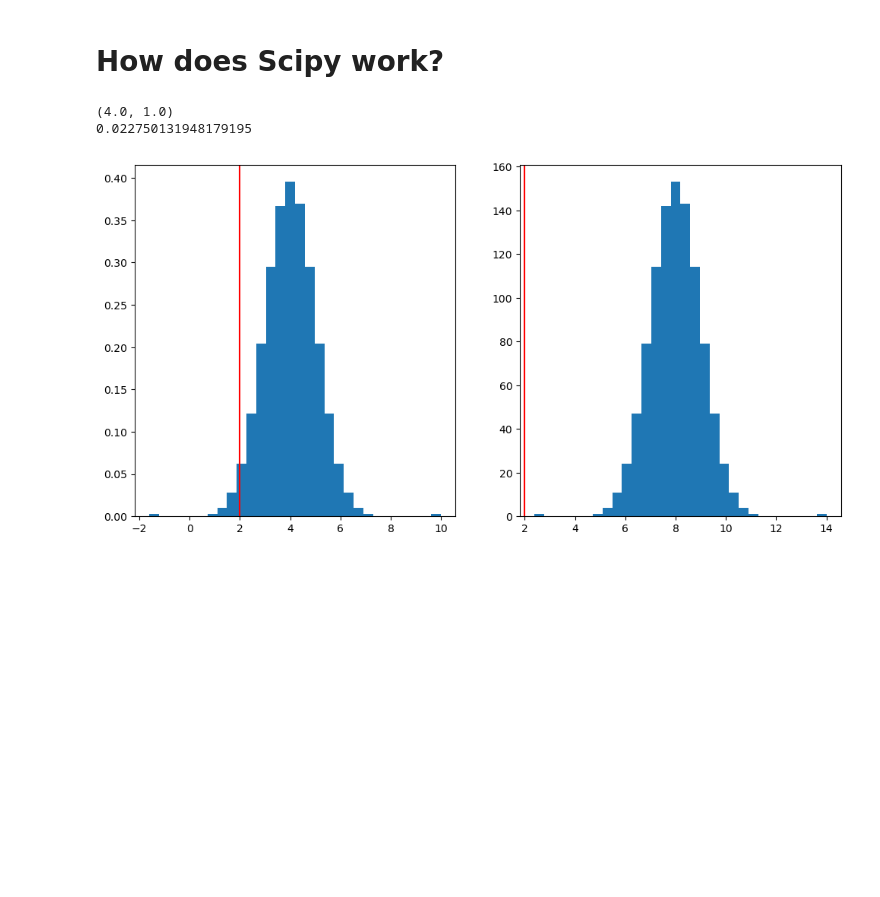
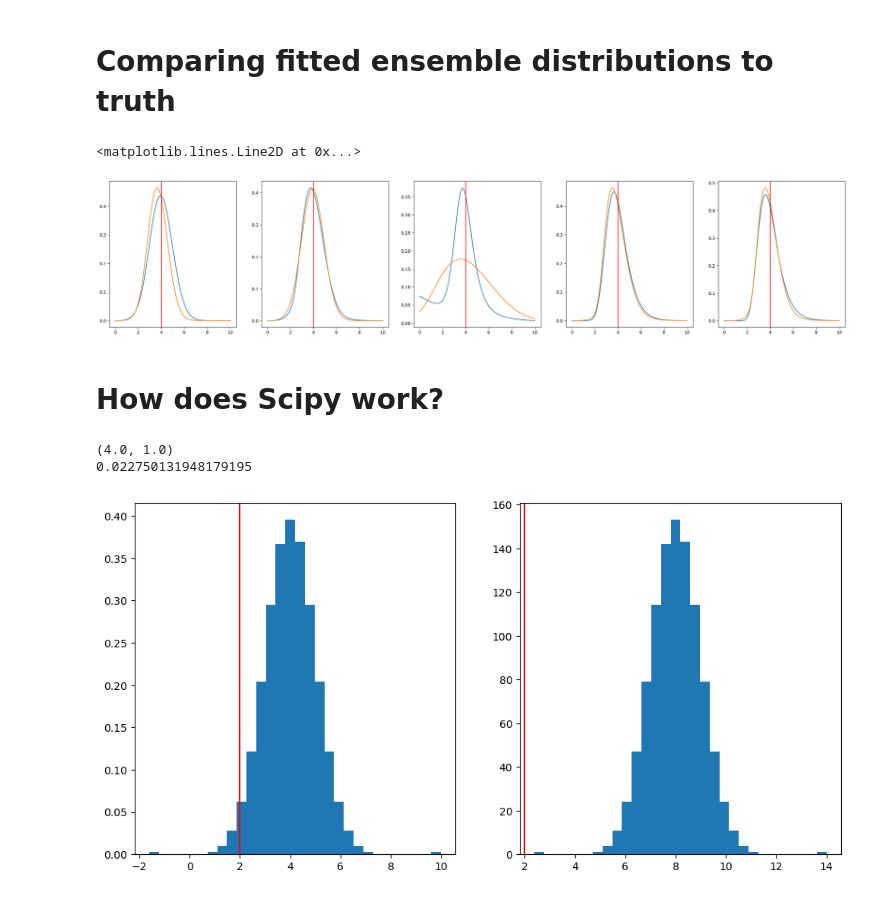
Before and after one commit to ihmeuw-msca/distrem, a Jupyter notebook: plots.ipynb, the cells around one changed output. Cells and saved outputs as stored; diff of their text form; code cells hidden in the pictures; blank space fills up the shorter version.

```diff
--- a/plots.ipynb
+++ b/plots.ipynb
@@ -55,3 +68,51 @@ working on finding some way to take linear combination of all PDFS and then take
+# %% [markdown]
+# Comparing fitted ensemble distributions to truth
+# %%
+fig, ax = plt.subplots(1, 5, figsize=(30, 6))
+support = np.linspace(0, 10, 100)
+
+mod0 = EnsembleModel(["normal", "gumbel"], [0.99, 0.1], MEAN, VARIANCE)
+mod0_draws = mod0.rvs(size=100)
+fit0 = EnsembleFitter(["normal", "gumbel"], "L2").fit(mod0_draws)
+pdf0 = mod0.pdf(support)
+ax[0].plot(support, pdf0)
+ax[0].plot(support, fit0.ensemble_model.pdf(support))
+ax[0].axvline(MEAN, color="red")
+
+mod1 = EnsembleModel(["normal", "gumbel"], [0.6, 0.4], MEAN, VARIANCE)
+mod1_draws = mod1.rvs(size=100)
+fit1 = EnsembleFitter(["normal", "gumbel"], "L2").fit(mod1_draws)
+pdf1 = mod1.pdf(support)
+ax[1].plot(support, pdf1)
+ax[1].plot(support, fit1.ensemble_model.pdf(support))
+ax[1].axvline(MEAN, color="red")
+
+mod2 = EnsembleModel(["exponential", "fisk"], [0.3, 0.7], MEAN, VARIANCE)
+mod2_draws = mod2.rvs(size=100)
+fit2 = EnsembleFitter(["normal", "gumbel"], "L2").fit(mod2_draws)
+pdf2 = mod2.pdf(support)
+ax[2].plot(support, pdf2)
+ax[2].plot(support, fit2.ensemble_model.pdf(support))
+ax[2].axvline(MEAN, color="red")
+
+mod3 = EnsembleModel(["invgamma", "lognormal", "fisk"], [0.3, 0.5, 0.2], MEAN, VARIANCE)
+mod3_draws = mod3.rvs(size=100)
+fit3 = EnsembleFitter(["normal", "gumbel"], "L2").fit(mod3_draws)
+pdf3 = mod3.pdf(support)
+ax[3].plot(support, pdf3)
+ax[3].plot(support, fit3.ensemble_model.pdf(support))
+ax[3].axvline(MEAN, color="red")
+
+mod4 = EnsembleModel(["invgamma", "lognormal", "fisk"], [0.9, 0.05, 0.05], MEAN, VARIANCE)
+mod4_draws = mod4.rvs(size=100)
+fit4 = EnsembleFitter(["normal", "gumbel"], "L2").fit(mod4_draws)
+pdf4 = mod4.pdf(support)
+ax[4].plot(support, pdf4)
+ax[4].plot(support, fit4.ensemble_model.pdf(support))
+ax[4].axvline(MEAN, color="red")
+# %% [output]
+<matplotlib.lines.Line2D at 0x...>
+[figure, added]
 # %% [markdown]
 # How does Scipy work?
 # %%
```
Also changed, not shown: parts of 8 cells of this notebook.
